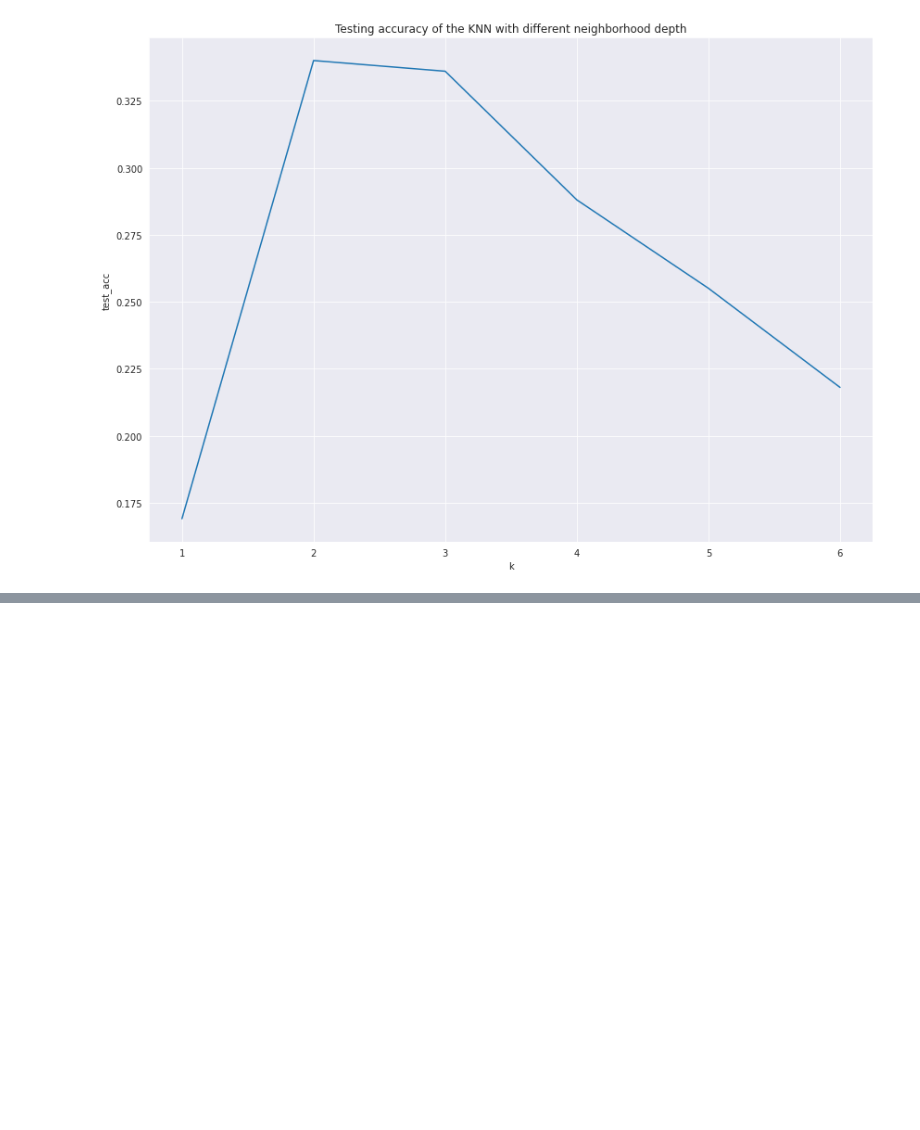
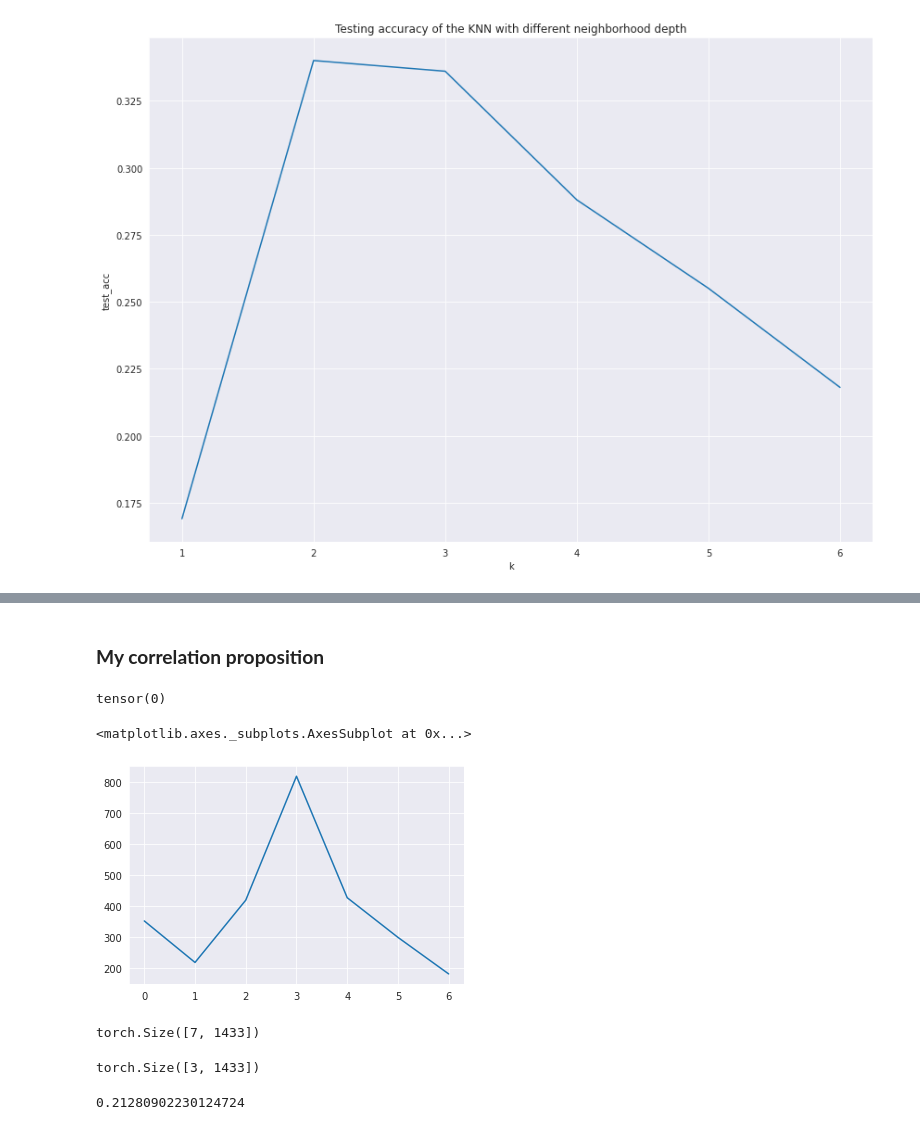
Before and after one commit to achrafash/gnn-receptive-fields, a Jupyter notebook: 00_knn_cora.ipynb, the cells around one changed output, grey strips where cells are left out. Saved outputs shown, nothing was run; the diff lists cells and outputs as text; code cells hidden in the pictures; blank space fills up the shorter version.

```diff
--- a/00_knn_cora.ipynb
+++ b/00_knn_cora.ipynb
@@ -347,0 +434,20 @@ sns.lineplot(x=results['k'], y=results[results['n']==1]['test_acc'], data=result
+# %% [markdown]
+### **My correlation proposition**
+# %%
+G.y.min()
+# %% [output]
+tensor(0)
+# %%
+# compute the average observation of a class
+obs = {}
+
+for i in range(G.num_nodes):
+    if obs.get(G.y[i].item()):
+        obs[G.y[i].item()] += [G.x[i]]
+    else:
+        obs[G.y[i].item()] = [G.x[i]]
+# %%
+sns.lineplot(x=range(7), y=[len(obs[c]) for c in range(7)])
+# %% [output]
+<matplotlib.axes._subplots.AxesSubplot at 0x...>
+[figure, added]
@@ -347,0 +458,4 @@ sns.lineplot(x=results['k'], y=results[results['n']==1]['test_acc'], data=result
+# %%
+avg_obs.shape
+# %% [output]
+torch.Size([7, 1433])
@@ -347,0 +464,11 @@ sns.lineplot(x=results['k'], y=results[results['n']==1]['test_acc'], data=result
+# %%
+G.x[ nebs[0][0] == 1 ]
+# %% [output]
+torch.Size([3, 1433])
+# %%
+# for every neighbor in the k-hop neighborhood, consider the correlation between its feature vector and the average observation of the target label
+
+# 633 is a neighbor of 0
+np.mean(np.corrcoef(x=G.x[ nebs[0][10] == 1 ].numpy(), y=avg_obs[G.y[0].item()].numpy())[:-1, -1])
+# %% [output]
+0.21280902230124724
```
Also changed, not shown: parts of 28 cells of this notebook.
